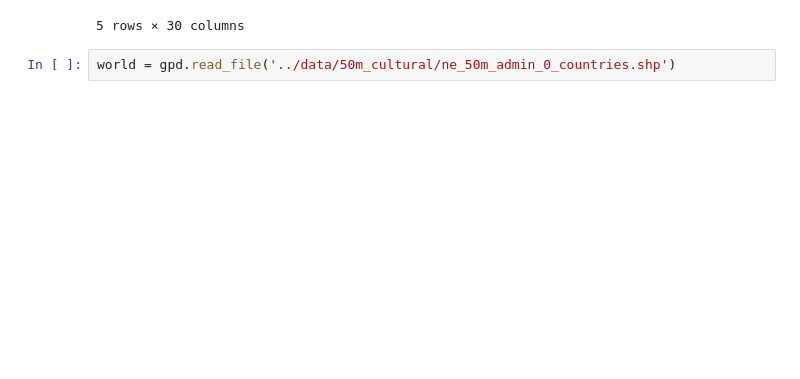
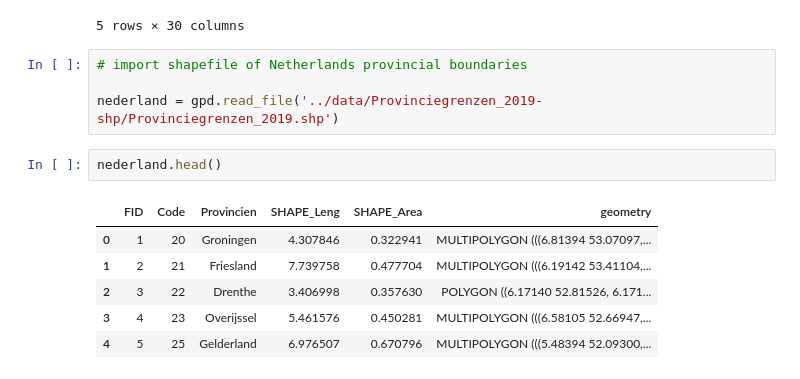
Before and after one commit to escience-academy/workshop_analysis, a Jupyter notebook: viz/Eventbrite_maps.ipynb, the cells around one changed output. Saved outputs shown, nothing was run; the diff lists cells and outputs as text; blank space fills up the shorter version.

```diff
--- a/viz/Eventbrite_maps.ipynb
+++ b/viz/Eventbrite_maps.ipynb
@@ -21,5 +22,16 @@ df.head()
 | 3 | 4th National eScience Symposium -... | 2016-10-13T09:30:00 | 2016 | NLeSc | Vyacheslav Tykhonov | vyacheslav.tykhonov@dans.knaw.nl | DANS-KNAW | NaN | NaN | NaN | ... |
 | 4 | 4th National eScience Symposium -... | 2016-10-13T09:30:00 | 2016 | NLeSc | Ronald van Haren | r.vanharen@esciencecenter.nl | ESCIENCE CENTER | NaN | NaN | NaN | ... |
 5 rows × 30 columns
-# %%
-world = gpd.read_file('../data/50m_cultural/ne_50m_admin_0_countries.shp')
+# %%
+# import shapefile of Netherlands provincial boundaries
+
+nederland = gpd.read_file('../data/Provinciegrenzen_2019-shp/Provinciegrenzen_2019.shp')
+# %%
+nederland.head()
+# %% [output]
+|  | FID | Code | Provincien | SHAPE_Leng | SHAPE_Area | geometry |
+| 0 | 1 | 20 | Groningen | 4.307846 | 0.322941 | MULTIPOLYGON (((6.81394 53.07097,... |
+| 1 | 2 | 21 | Friesland | 7.739758 | 0.477704 | MULTIPOLYGON (((6.19142 53.41104,... |
+| 2 | 3 | 22 | Drenthe | 3.406998 | 0.357630 | POLYGON ((6.17140 52.81526, 6.171... |
+| 3 | 4 | 23 | Overijssel | 5.461576 | 0.450281 | MULTIPOLYGON (((6.58105 52.66947,... |
+| 4 | 5 | 25 | Gelderland | 6.976507 | 0.670796 | MULTIPOLYGON (((5.48394 52.09300,... |
```
Also changed, not shown: parts of 10 cells of this notebook.
